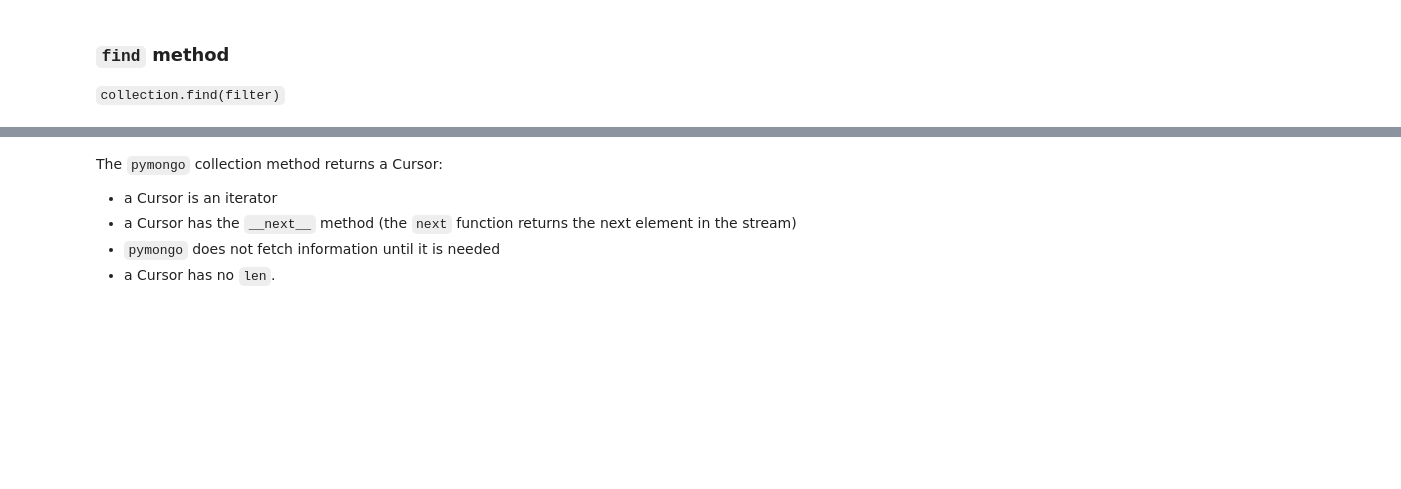
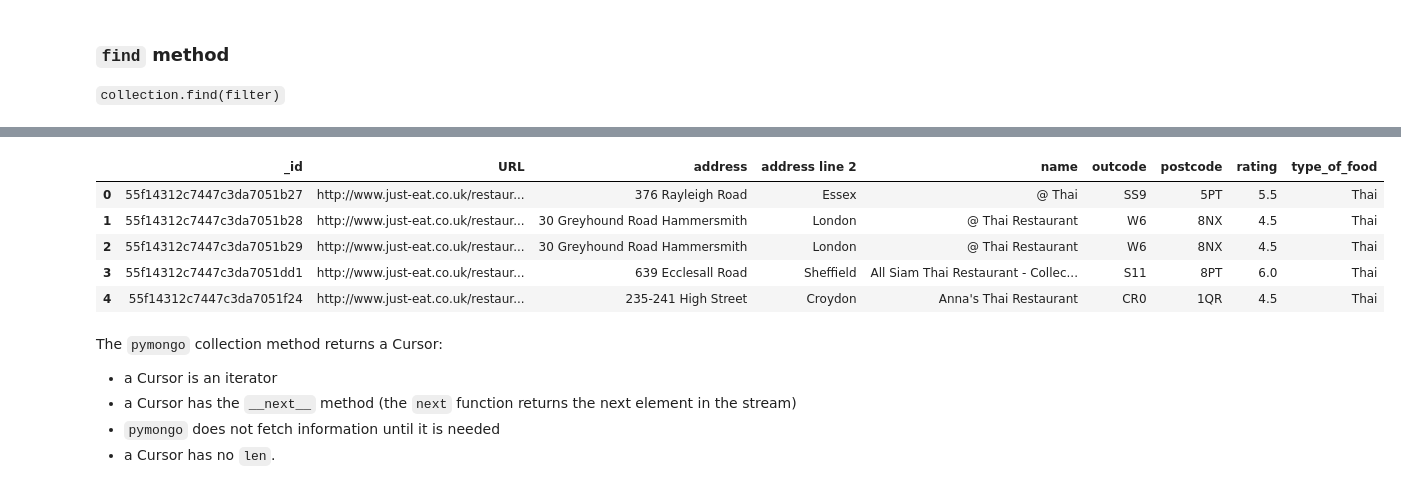
Before and after one commit to Ironhack-data-bcn-january-2024/lectures, a Jupyter notebook: week-4/03.IV - MongoDB.ipynb, the cells around one changed output, grey strips where cells are left out. Cells and saved outputs as stored; diff of their text form; code cells hidden in the pictures; blank space fills up the shorter version.

```diff
--- a/week-4/03.IV - MongoDB.ipynb
+++ b/week-4/03.IV - MongoDB.ipynb
@@ -50,3 +50,5 @@ import time
 The Mongo server has to be up and is normally running on port 27017, it always connects to this port by default
 # %%
 # mongodb://localhost:27017
+# %%
+client = MongoClient("localhost:27017")
@@ -53,5 +59,9 @@ The Mongo server has to be up and is normally running on port 27017, it always c
 # %% [markdown]
 ### We connect to the database
+# %%
+db = client["Ironhack"]
+# %%
+c = db.get_collection("restaurants")
 # %% [markdown]
 ## Basic database management operations
 # %% [markdown]
@@ -84,3 +130,6 @@ This would be the filter 👇🏻
 # %% [markdown]
 ### `find` method
 `collection.find(filter)`
+# %%
+result  = list(c.find({"type_of_food": "Thai"}))
+result[0]
@@ -87,3 +146,13 @@ This would be the filter 👇🏻
+# %%
+df = pd.DataFrame(result).head()
+df
+# %% [output]
+|  | _id | URL | address | address line 2 | name | outcode | postcode | rating | type_of_food |
+| 0 | 55f14312c7447c3da7051b27 | http://www.just-eat.co.uk/restaur... | 376 Rayleigh Road | Essex | @ Thai | SS9 | 5PT | 5.5 | Thai |
+| 1 | 55f14312c7447c3da7051b28 | http://www.just-eat.co.uk/restaur... | 30 Greyhound Road Hammersmith | London | @ Thai Restaurant | W6 | 8NX | 4.5 | Thai |
+| 2 | 55f14312c7447c3da7051b29 | http://www.just-eat.co.uk/restaur... | 30 Greyhound Road Hammersmith | London | @ Thai Restaurant | W6 | 8NX | 4.5 | Thai |
+| 3 | 55f14312c7447c3da7051dd1 | http://www.just-eat.co.uk/restaur... | 639 Ecclesall Road | Sheffield | All Siam Thai Restaurant - Collec... | S11 | 8PT | 6.0 | Thai |
+| 4 | 55f14312c7447c3da7051f24 | http://www.just-eat.co.uk/restaur... | 235-241 High Street | Croydon | Anna's Thai Restaurant | CR0 | 1QR | 4.5 | Thai |
 # %% [markdown]
 The `pymongo` collection method returns a Cursor:
 - a Cursor is an iterator
```
Also changed, not shown: parts of 20 cells of this notebook, 1 other file.
